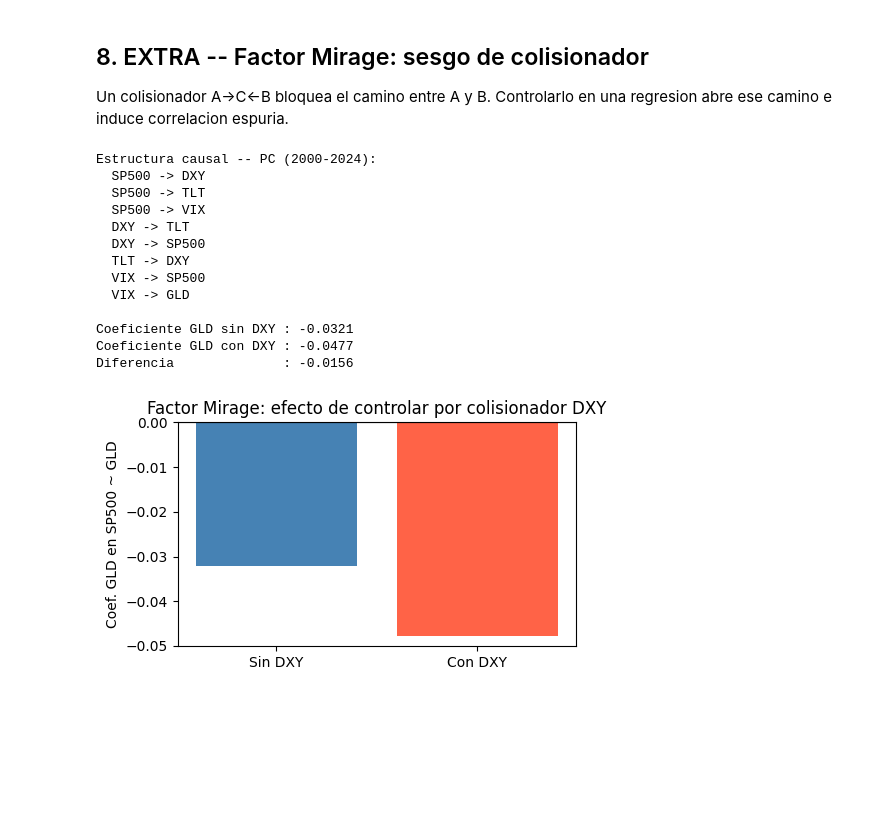
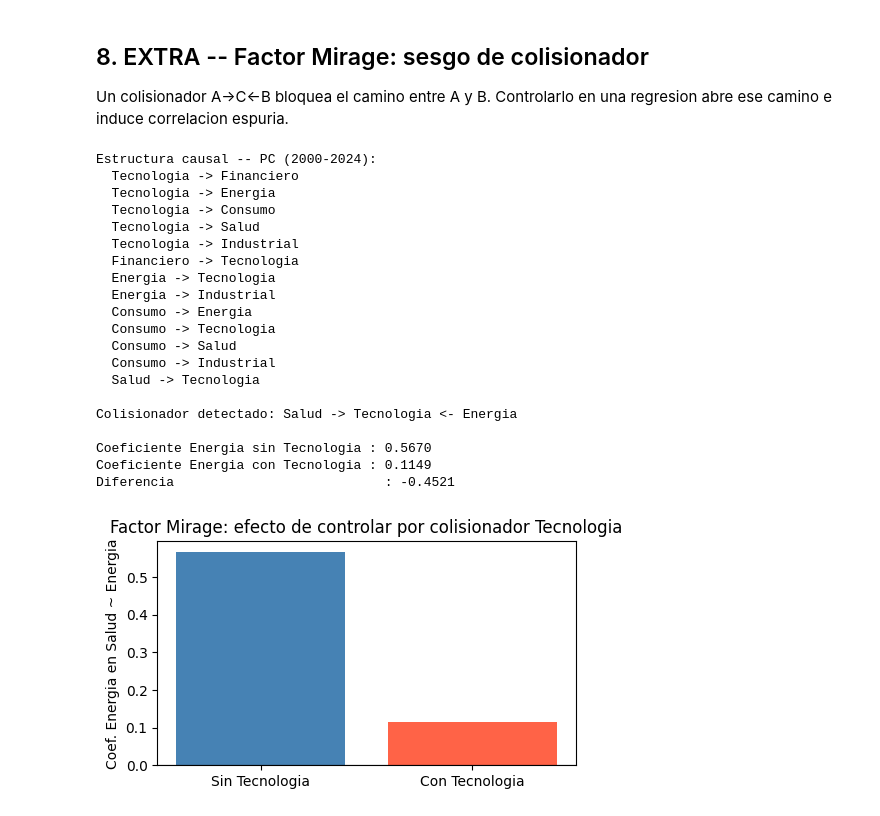
Before and after one commit to Romequinco/TAREA_CAUSALIDAD_GRAFOS_FINANZAS, a Jupyter notebook: notebook_causalidad.ipynb, the cells around one changed output. Cells and saved outputs as stored; diff of their text form; code cells hidden in the pictures; blank space fills up the shorter version.

```diff
--- a/notebook_causalidad.ipynb
+++ b/notebook_causalidad.ipynb
@@ -40,7 +41,7 @@ Descarga retornos diarios (2000-2024) y muestra la matriz de Pearson -- simetric
 # %%
-# Tickers de Yahoo Finance para los 5 activos macro
-tickers = ['^GSPC', '^VIX', 'GLD', 'TLT', 'DX-Y.NYB']
-names   = ['SP500', 'VIX', 'GLD', 'TLT', 'DXY']         # nombres legibles
+# Tickers de Yahoo Finance para los 6 sectores bursatiles
+tickers = ['XLF', 'XLE', 'XLK', 'XLV', 'XLI', 'XLY']
+names   = ['Financiero', 'Energia', 'Tecnologia', 'Salud', 'Industrial', 'Consumo']  # nombres legibles
 
 # Descarga precios de cierre ajustados 2000-2024
 raw = yf.download(tickers, start='2000-01-01', end='2024-12-31', auto_adjust=True)['Close']
@@ -249,40 +251,57 @@ Un colisionador A->C<-B bloquea el camino entre A y B. Controlarlo en una regres
 # %%
 # Imprime las aristas del DAG para identificar posibles colisionadores
 print('Estructura causal -- PC (2000-2024):')
 for e in dag_pc.edges():
     print(f'  {e[0]} -> {e[1]}')
 
-# Regresion SP500 ~ GLD  sin controlar por DXY
-coef_sin = LinearRegression().fit(returns[['GLD']], returns['SP500']).coef_[0]
+# Busca un colisionador real en el DAG: nodo con 2 o mas padres
+collider = None
+for node in dag_pc.nodes():
+    parents = list(dag_pc.predecessors(node))
+    if len(parents) >= 2:
+        collider = node
+        parent_a, parent_b = parents[0], parents[1]
+        break
+print(f'\nColisionador detectado: {parent_a} -> {collider} <- {parent_b}')
 
-# Regresion SP500 ~ GLD + DXY  (controlando por posible colisionador)
-coef_con = LinearRegression().fit(returns[['GLD', 'DXY']], returns['SP500']).coef_[0]
+# Regresion parent_a ~ parent_b  sin controlar por el colisionador
+coef_sin = LinearRegression().fit(returns[[parent_b]], returns[parent_a]).coef_[0]
 
-# Compara los coeficientes: si difieren, DXY esta sesgando la estimacion
-print(f'\nCoeficiente GLD sin DXY : {coef_sin:.4f}')
-print(f'Coeficiente GLD con DXY : {coef_con:.4f}')
-print(f'Diferencia              : {coef_con - coef_sin:.4f}')
+# Regresion parent_a ~ parent_b + collider  (controlando por el colisionador)
+coef_con = LinearRegression().fit(returns[[parent_b, collider]], returns[parent_a]).coef_[0]
+
+# Compara los coeficientes: si difieren, el colisionador esta sesgando la estimacion
+print(f'\nCoeficiente {parent_b} sin {collider} : {coef_sin:.4f}')
+print(f'Coeficiente {parent_b} con {collider} : {coef_con:.4f}')
+print(f'Diferencia                           : {coef_con - coef_sin:.4f}')
 
 # Barplot comparando los dos coeficientes
 fig, ax = plt.subplots(figsize=(5, 3))
-ax.bar(['Sin DXY', 'Con DXY'], [coef_sin, coef_con], color=['steelblue', 'tomato'])
+ax.bar([f'Sin {collider}', f'Con {collider}'], [coef_sin, coef_con], color=['steelblue', 'tomato'])
 ax.axhline(0, color='black', linewidth=0.8)  # linea de referencia en cero
-ax.set_ylabel('Coef. GLD en SP500 ~ GLD')
-ax.set_title('Factor Mirage: efecto de controlar por colisionador DXY')
+ax.set_ylabel(f'Coef. {parent_b} en {parent_a} ~ {parent_b}')
+ax.set_title(f'Factor Mirage: efecto de controlar por colisionador {collider}')
 plt.tight_layout()
 plt.show()
 # %% [output]
 Estructura causal -- PC (2000-2024):
-  SP500 -> DXY
-  SP500 -> TLT
-  SP500 -> VIX
-  DXY -> TLT
-  DXY -> SP500
-  TLT -> DXY
-  VIX -> SP500
-  VIX -> GLD
+  Tecnologia -> Financiero
+  Tecnologia -> Energia
+  Tecnologia -> Consumo
+  Tecnologia -> Salud
+  Tecnologia -> Industrial
+  Financiero -> Tecnologia
+  Energia -> Tecnologia
+  Energia -> Industrial
+  Consumo -> Energia
+  Consumo -> Tecnologia
+  Consumo -> Salud
+  Consumo -> Industrial
+  Salud -> Tecnologia
 
-Coeficiente GLD sin DXY : -0.0321
-Coeficiente GLD con DXY : -0.0477
-Diferencia              : -0.0156
+Colisionador detectado: Salud -> Tecnologia <- Energia
+
+Coeficiente Energia sin Tecnologia : 0.5670
+Coeficiente Energia con Tecnologia : 0.1149
+Diferencia                           : -0.4521
-[figure, old version]
+[figure, new version]
```
Also changed, not shown: parts of 8 cells of this notebook, 2 other files.
